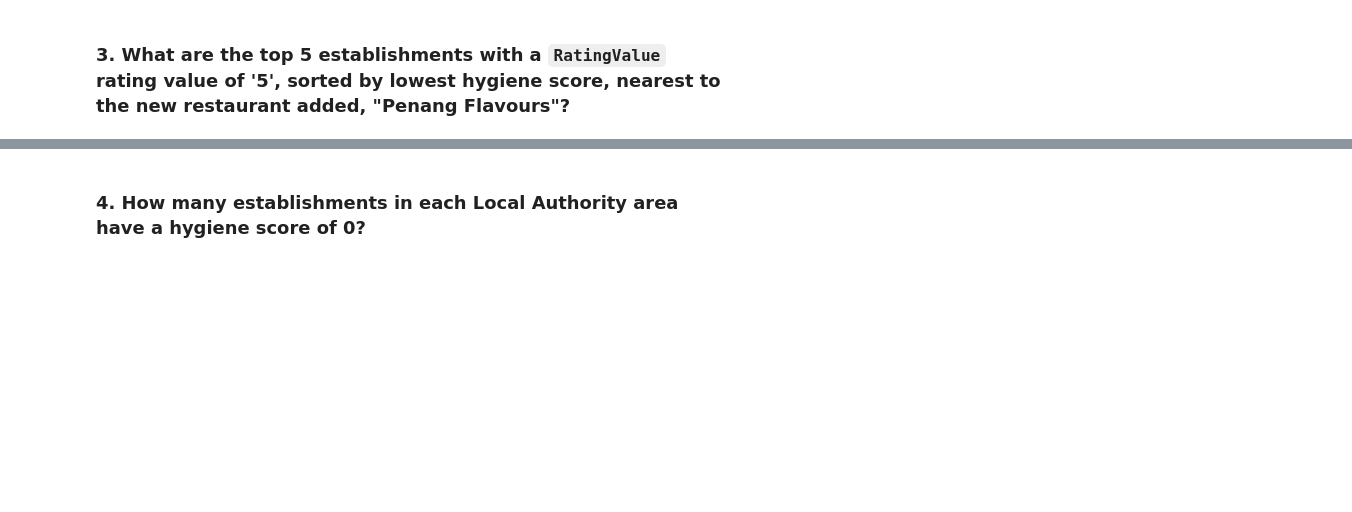
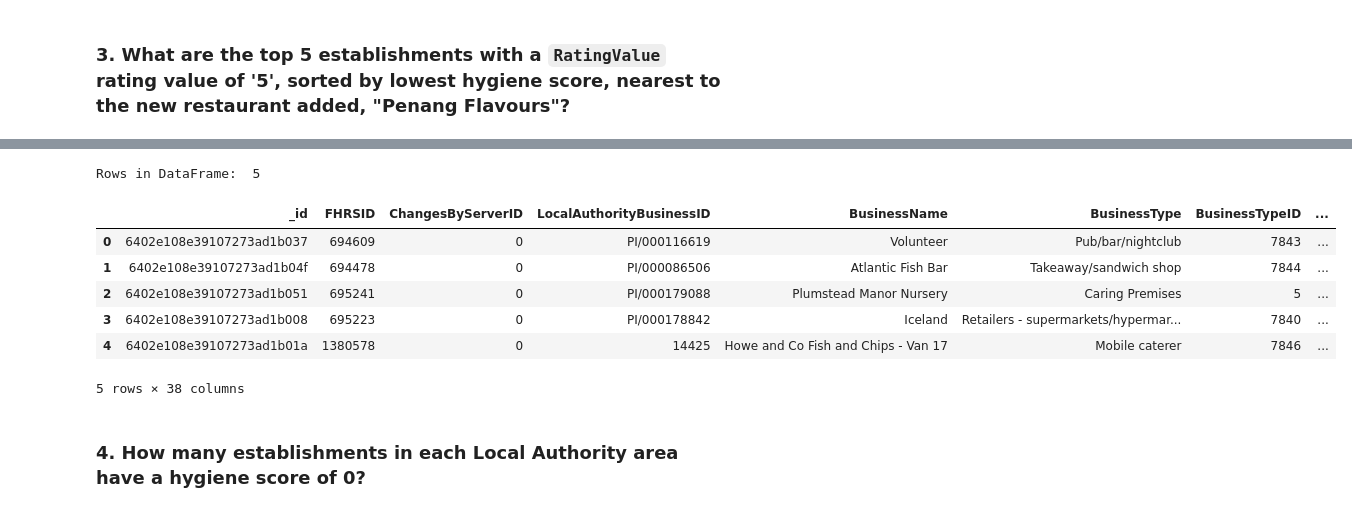
Before and after one commit to Paul-Roberts-17/nosql-challenge, a Jupyter notebook: NoSQL_analysis_starter.ipynb, the cells around one changed output, grey strips where cells are left out. Drawn from its saved outputs; the diff is of its cells as text; code cells hidden in the pictures; blank space fills up the shorter version.

```diff
--- a/NoSQL_analysis_starter.ipynb
+++ b/NoSQL_analysis_starter.ipynb
@@ -147,0 +135,19 @@ sort =
+# %%
+# Search within 0.01 degree on either side of the latitude and longitude.
+# Rating value must equal 5
+# Sort by hygiene score
+
+degree_search = 0.01
+latitude = 51.49014200
+longitude = 0.08384000
+
+query = {'geocode.latitude': {'$gte': latitude-degree_search, '$lte': latitude+degree_search},
+         'geocode.longitude': {'$gte': longitude-degree_search,'$lte': longitude+degree_search},
+         'RatingValue': '5'
+}
+
+sort =  [('scores.Hygiene', 1)]
+limit = 5
+
+results = list(establishments.find(query).sort(sort).limit(limit))
+pprint(results)
@@ -148,5 +172,19 @@ sort =
 # %%
 # Convert result to Pandas DataFrame
+results_df = pd.json_normalize(results)
+# Display the number of rows in the DataFrame
+print("Rows in DataFrame: ", len(results_df))
+# Display the first 10 rows of the DataFrame
+results_df.head()
+# %% [output]
+Rows in DataFrame:  5
+|  | _id | FHRSID | ChangesByServerID | LocalAuthorityBusinessID | BusinessName | BusinessType | BusinessTypeID | ... |
+| 0 | 6402e108e39107273ad1b037 | 694609 | 0 | PI/000116619 | Volunteer | Pub/bar/nightclub | 7843 | ... |
+| 1 | 6402e108e39107273ad1b04f | 694478 | 0 | PI/000086506 | Atlantic Fish Bar | Takeaway/sandwich shop | 7844 | ... |
+| 2 | 6402e108e39107273ad1b051 | 695241 | 0 | PI/000179088 | Plumstead Manor Nursery | Caring Premises | 5 | ... |
+| 3 | 6402e108e39107273ad1b008 | 695223 | 0 | PI/000178842 | Iceland | Retailers - supermarkets/hypermar... | 7840 | ... |
+| 4 | 6402e108e39107273ad1b01a | 1380578 | 0 | 14425 | Howe and Co Fish and Chips - Van 17 | Mobile caterer | 7846 | ... |
+5 rows × 38 columns
 # %% [markdown]
 ### 4. How many establishments in each Local Authority area have a hygiene score of 0?
 # %%
```
Also changed, not shown: parts of 4 cells of this notebook.
